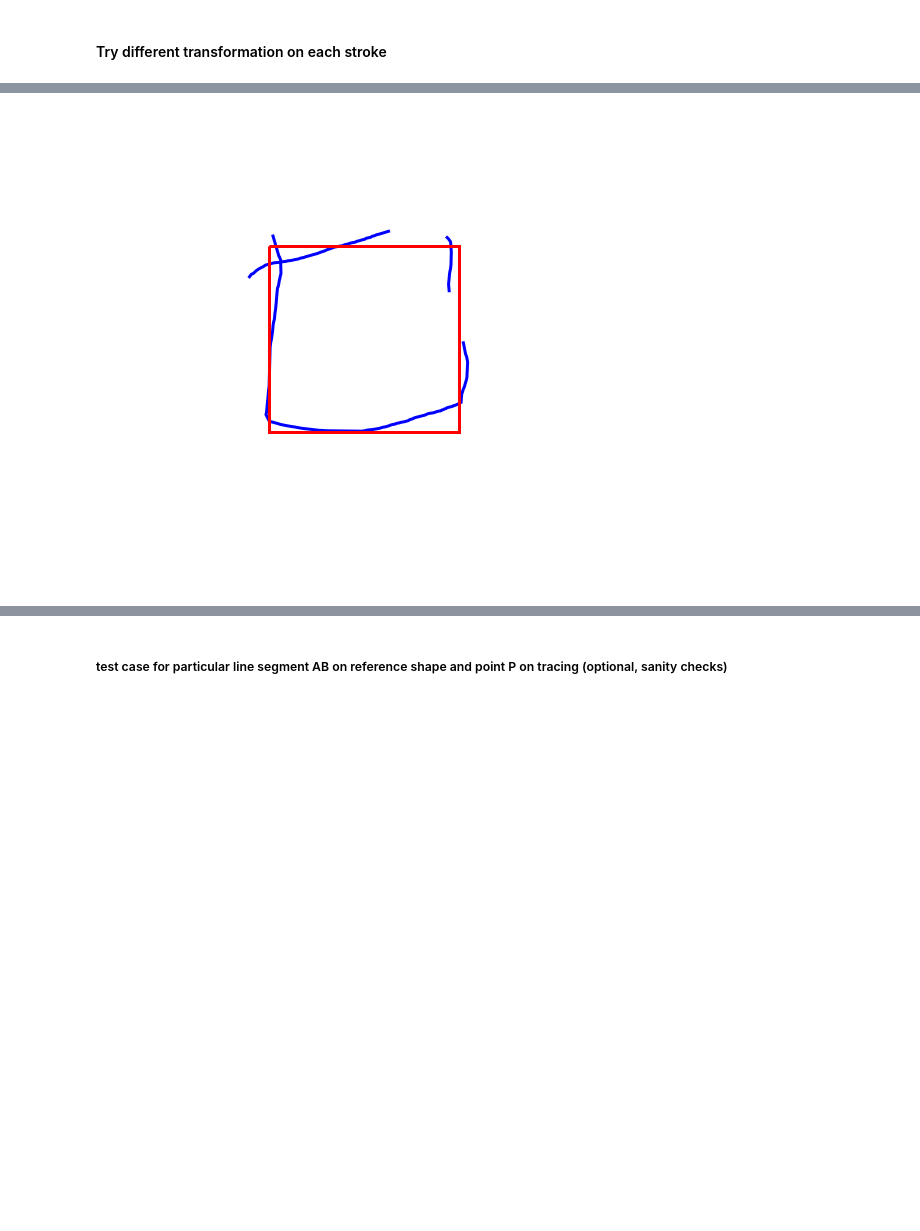
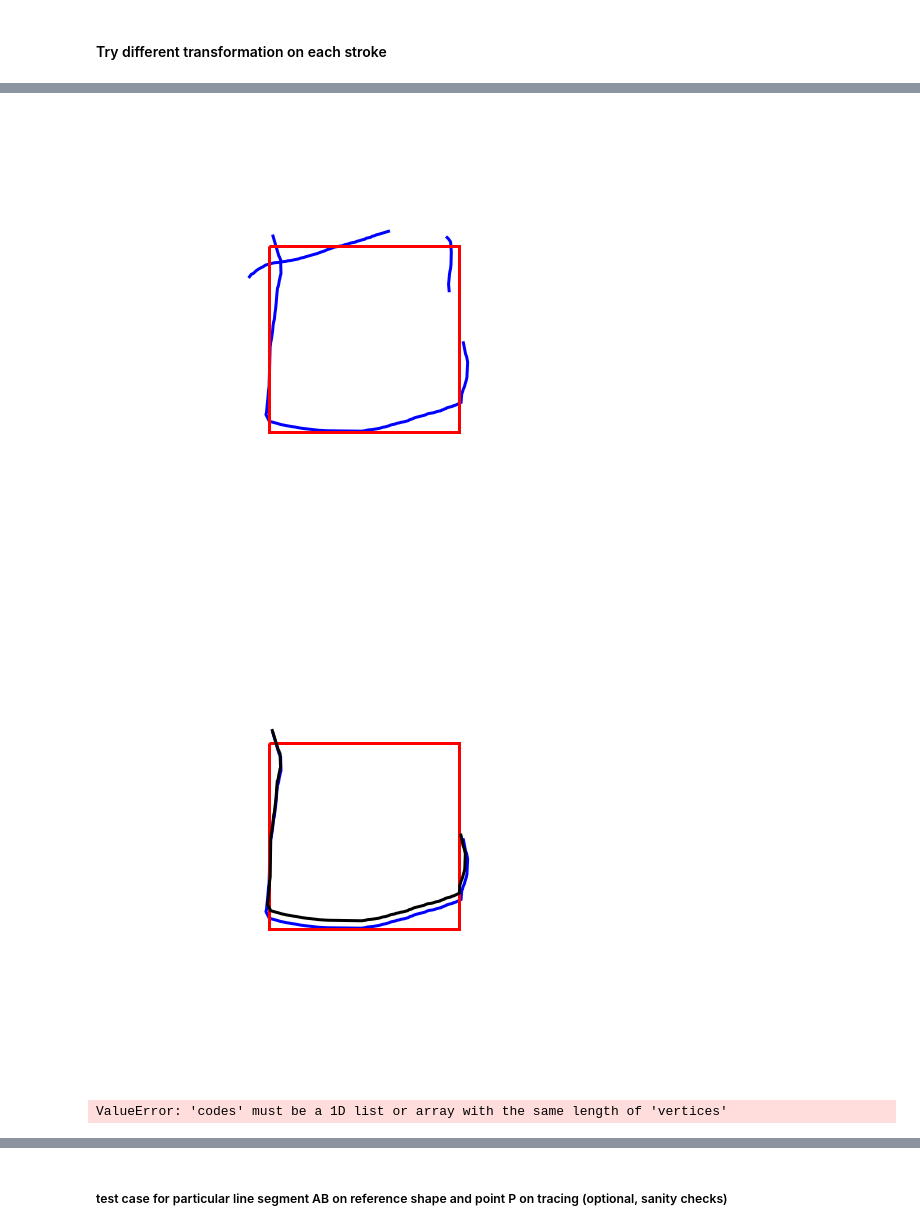
Before and after one commit to brialorelle/kiddraw, a Jupyter notebook: analysis/museumstation/tracing/stroke_svg_distance.ipynb, the cells around one changed output, grey strips where cells are left out. Cells and saved outputs as stored; diff of their text form; code cells hidden in the pictures; blank space fills up the shorter version.

```diff
--- a/analysis/museumstation/tracing/stroke_svg_distance.ipynb
+++ b/analysis/museumstation/tracing/stroke_svg_distance.ipynb
@@ -121,7 +127,7 @@ tra_verts_list = []
 total_err = 0
 
 for verts in verts_list:
-    min_err, tra_verts = rsh.minimize_transformation_err(verts, ref_verts)
+    min_err, tra_verts = rsh.min_single_stroke_err(verts, ref_verts)
     total_err += min_err
     tra_verts_list.append(tra_verts)
 # %% [output]
@@ -145,5 +151,10 @@ epoch 9000, loss 8161.16943359
-# %%
-reload(rsh)
-rsh.plot_stroke_coregistered_shapes(tra_verts_list, ref_verts,canvas_side)
-# %% [output]
-[figure, removed]
+# %%
+reload(rsh)
+rsh.plot_stroke_coregistered_shapes(tra_verts_list, ref_verts,canvas_side)
+for stroke in tra_verts_list:
+    cor_verts = rsh.get_corresponding_verts(np.array(stroke), np.array(ref_verts))
+    rsh.plot_stroke_corresponding_points_on_reference(stroke,ref_verts,verts_list[0],canvas_side)
+# %% [output]
+[figure, added]
+[figure, added]
+ValueError: 'codes' must be a 1D list or array with the same length of 'vertices'
```
Also changed, not shown: parts of 4 cells of this notebook, 1 other file.
